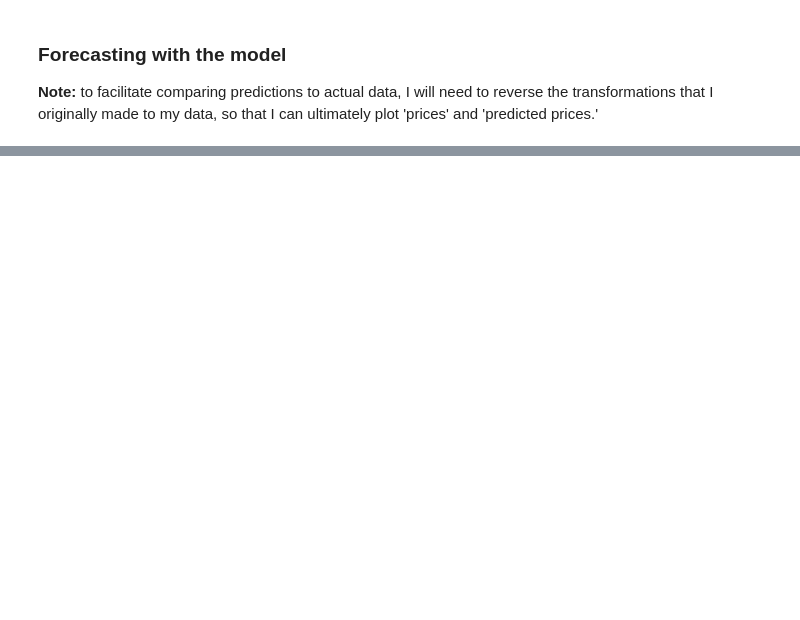
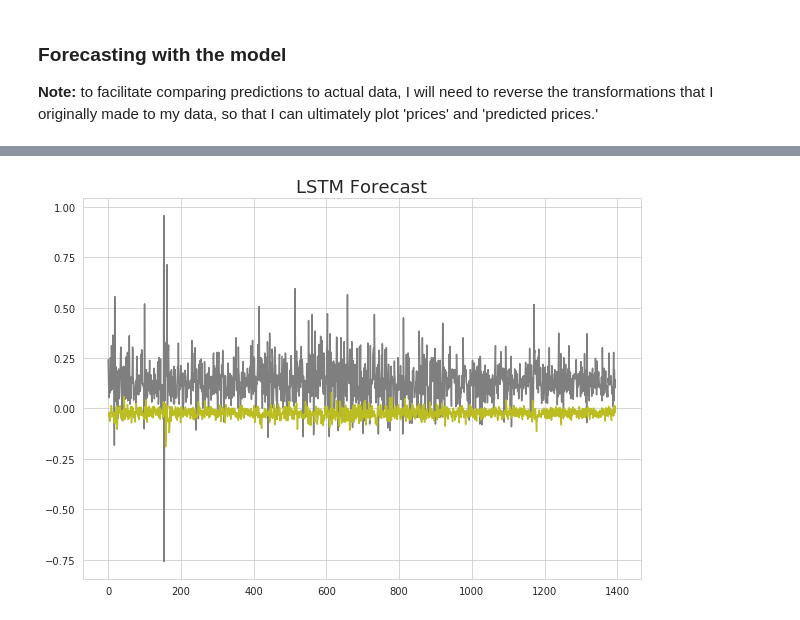
Before and after one commit to mattg12/Financial-Time-Series, a Jupyter notebook: code/Forecasting Futures Prices with LSTMs.ipynb, the cells around one changed output, grey strips where cells are left out. Saved outputs shown, nothing was run; the diff lists cells and outputs as text; code cells hidden in the pictures; blank space fills up the shorter version.

```diff
--- a/code/Forecasting Futures Prices with LSTMs.ipynb
+++ b/code/Forecasting Futures Prices with LSTMs.ipynb
@@ -252,0 +323,21 @@ yhat = model.predict(Xt, batch_size=1)
+# %%
+startvals = 0
+
+def inverse_lstm_pipe(preds, scaler, startvals):
+    # inverse scale
+    ts_diff = scaler.inverse_transform(preds)
+
+    # inverse difference
+    ts = invert_differencing(startvals, ts_diff)
+
+    return ts
+# %%
+preds = inverse_lstm_pipe(yhat, scaler, startvals)
+# %%
+plt.figure(figsize=(10, 7))
+plt.plot(Xt[0])
+plt.plot(yt)
+plt.plot(preds)
+plt.title('LSTM Forecast', fontsize=18);
+# %% [output]
+[figure, added]
```
Also changed, not shown: parts of 18 cells of this notebook.
